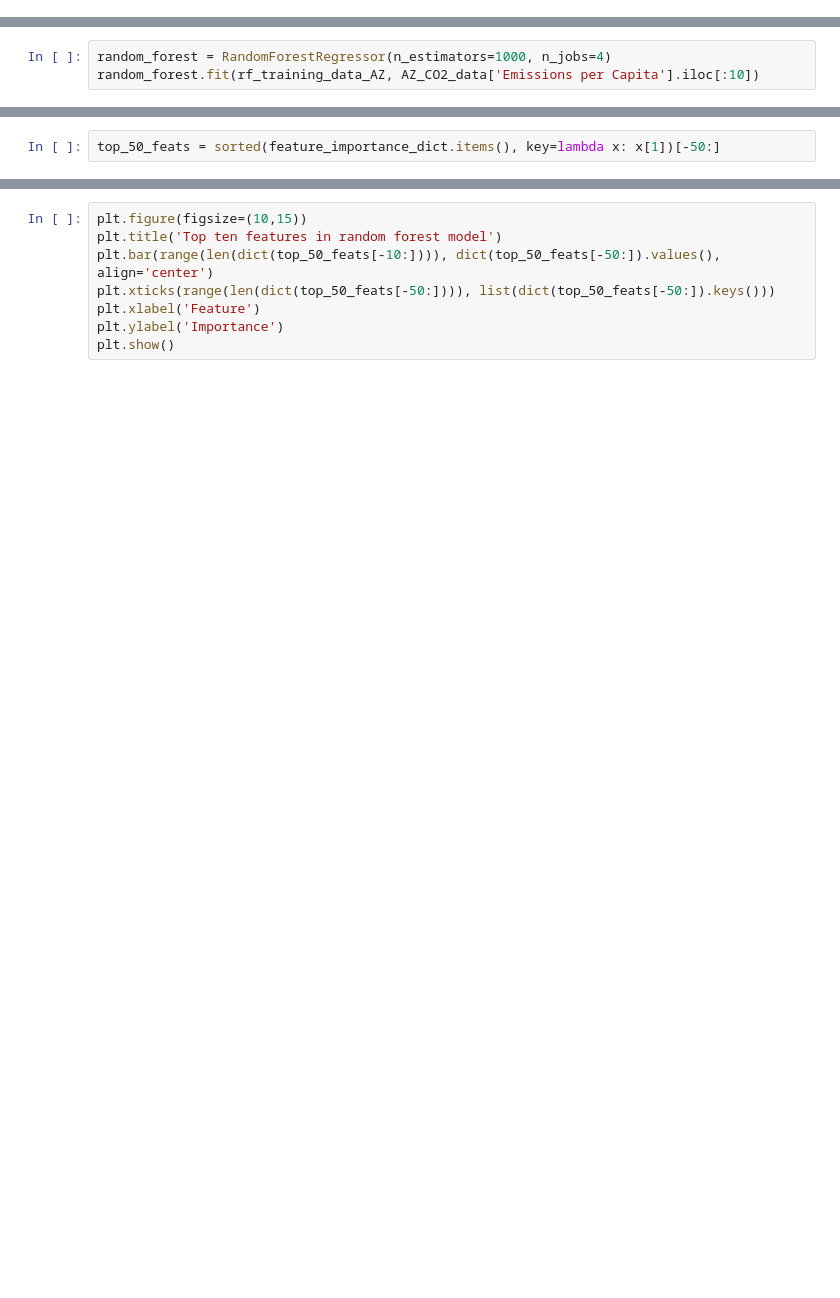
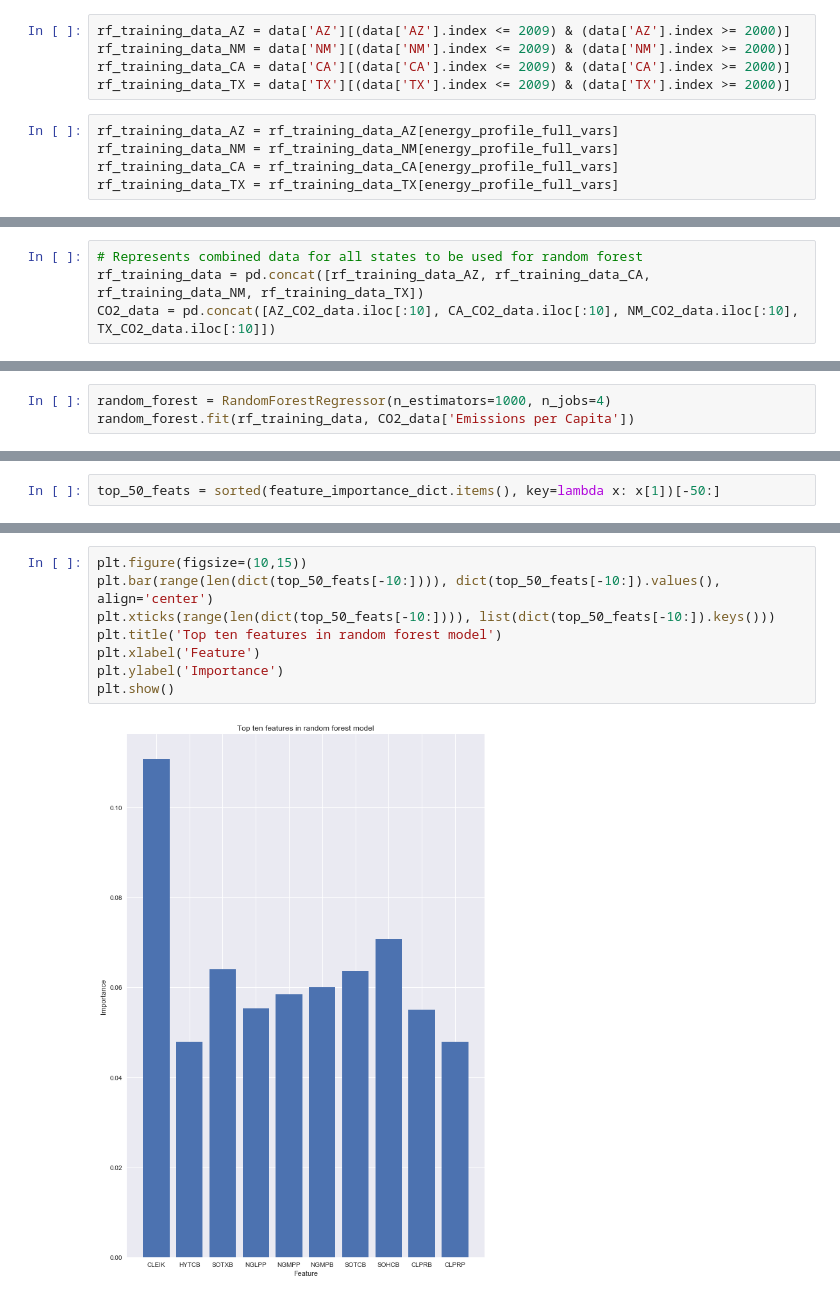
Before and after one commit to charmoniumQ/MCM-2018, a Jupyter notebook: MCM-Data-Analysis.ipynb, the cells around one changed output, grey strips where cells are left out. Cells and saved outputs as stored; diff of their text form; blank space fills up the shorter version.

Commit message:
Retrained random forest with data from all states, updated important vars

```diff
--- a/MCM-Data-Analysis.ipynb
+++ b/MCM-Data-Analysis.ipynb
@@ -287,2 +486,12 @@ rf_training_data_AZ
+# %%
+rf_training_data_AZ = data['AZ'][(data['AZ'].index <= 2009) & (data['AZ'].index >= 2000)]
+rf_training_data_NM = data['NM'][(data['NM'].index <= 2009) & (data['NM'].index >= 2000)]
+rf_training_data_CA = data['CA'][(data['CA'].index <= 2009) & (data['CA'].index >= 2000)]
+rf_training_data_TX = data['TX'][(data['TX'].index <= 2009) & (data['TX'].index >= 2000)]
+# %%
+rf_training_data_AZ = rf_training_data_AZ[energy_profile_full_vars]
+rf_training_data_NM = rf_training_data_NM[energy_profile_full_vars]
+rf_training_data_CA = rf_training_data_CA[energy_profile_full_vars]
+rf_training_data_TX = rf_training_data_TX[energy_profile_full_vars]
 # %%
 AZ_CO2_data['Emissions per Capita'].loc[:10]
@@ -288,0 +511,4 @@ AZ_CO2_data['Emissions per Capita'].loc[:10]
+# %%
+# Represents combined data for all states to be used for random forest
+rf_training_data = pd.concat([rf_training_data_AZ, rf_training_data_CA, rf_training_data_NM, rf_training_data_TX])
+CO2_data = pd.concat([AZ_CO2_data.iloc[:10], CA_CO2_data.iloc[:10], NM_CO2_data.iloc[:10], TX_CO2_data.iloc[:10]])
@@ -290,4 +558,4 @@ AZ_CO2_data['Emissions per Capita'].loc[:10]
 from sklearn.ensemble import RandomForestRegressor
 # %%
 random_forest = RandomForestRegressor(n_estimators=1000, n_jobs=4)
-random_forest.fit(rf_training_data_AZ, AZ_CO2_data['Emissions per Capita'].iloc[:10])
+random_forest.fit(rf_training_data, CO2_data['Emissions per Capita'])
@@ -304,8 +617,10 @@ dict(top_50_feats)
 # %%
 plt.figure(figsize=(10,15))
+plt.bar(range(len(dict(top_50_feats[-10:]))), dict(top_50_feats[-10:]).values(), align='center')
+plt.xticks(range(len(dict(top_50_feats[-10:]))), list(dict(top_50_feats[-10:]).keys()))
 plt.title('Top ten features in random forest model')
-plt.bar(range(len(dict(top_50_feats[-10:]))), dict(top_50_feats[-50:]).values(), align='center')
-plt.xticks(range(len(dict(top_50_feats[-50:]))), list(dict(top_50_feats[-50:]).keys()))
 plt.xlabel('Feature')
 plt.ylabel('Importance')
 plt.show()
+# %% [output]
+[figure, added]
```
Also changed, not shown: parts of 33 cells of this notebook.
